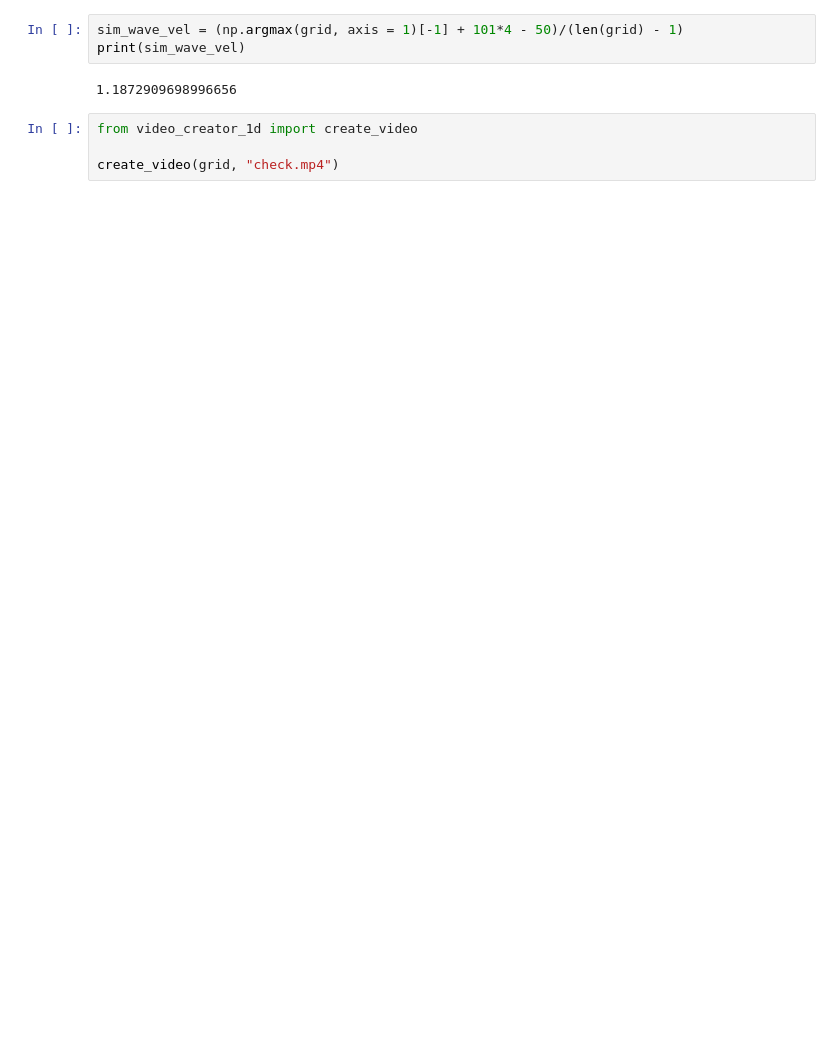
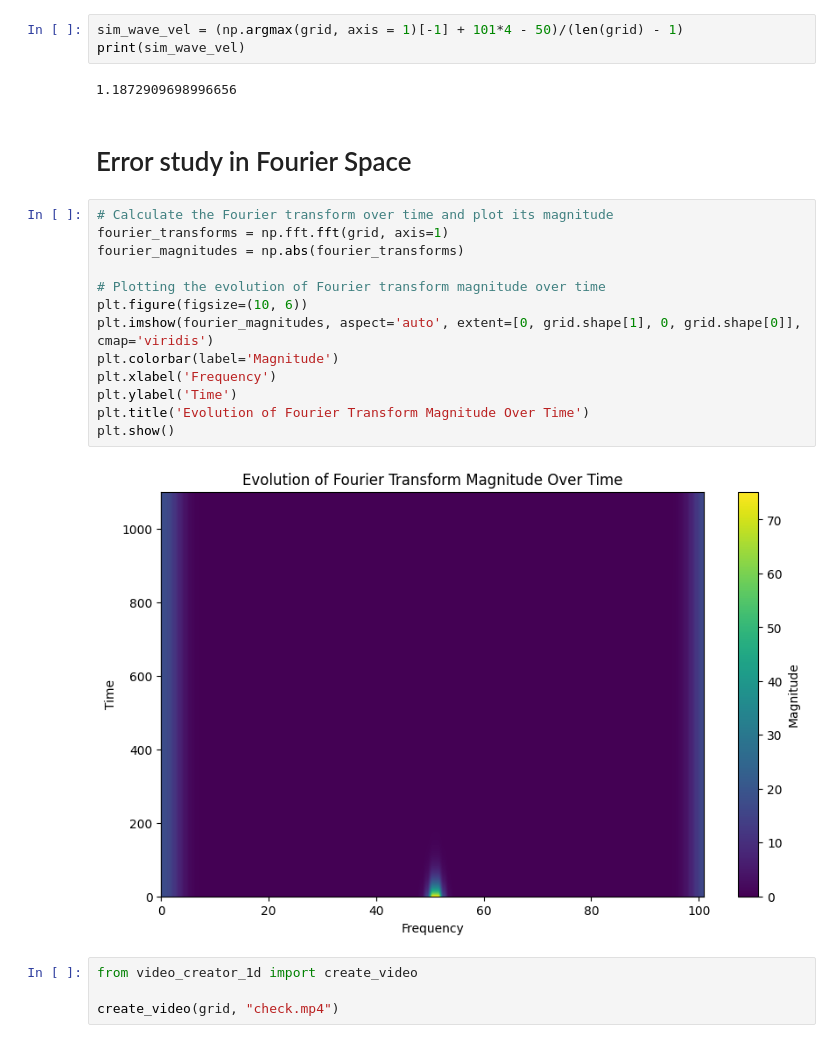
Before and after one commit to atharvanmahajan/Plasma-Physics-Internship, a Jupyter notebook: 1d_rancic_advec.ipynb, the cells around one changed output. Cells and saved outputs as stored; diff of their text form; blank space fills up the shorter version.

```diff
--- a/1d_rancic_advec.ipynb
+++ b/1d_rancic_advec.ipynb
@@ -81,6 +81,23 @@ sim_wave_vel = (np.argmax(grid, axis = 1)[-1] + 101*4 - 50)/(len(grid) - 1)
 print(sim_wave_vel)
 # %% [output]
 1.1872909698996656
+# %% [markdown]
+# Error study in Fourier Space
+# %%
+# Calculate the Fourier transform over time and plot its magnitude
+fourier_transforms = np.fft.fft(grid, axis=1)
+fourier_magnitudes = np.abs(fourier_transforms)
+
+# Plotting the evolution of Fourier transform magnitude over time
+plt.figure(figsize=(10, 6))
+plt.imshow(fourier_magnitudes, aspect='auto', extent=[0, grid.shape[1], 0, grid.shape[0]], cmap='viridis')
+plt.colorbar(label='Magnitude')
+plt.xlabel('Frequency')
+plt.ylabel('Time')
+plt.title('Evolution of Fourier Transform Magnitude Over Time')
+plt.show()
+# %% [output]
+[figure, added]
 # %%
 from video_creator_1d import create_video
 
```
Also changed, not shown: parts of 3 cells of this notebook, 2 other files.
